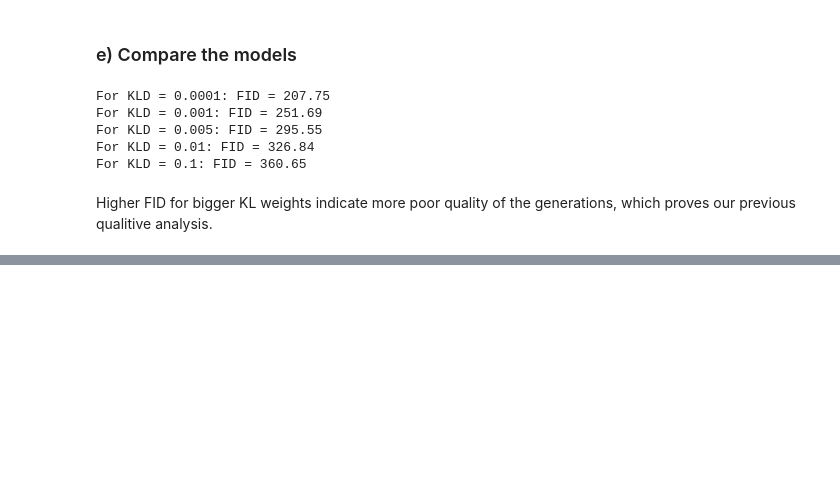
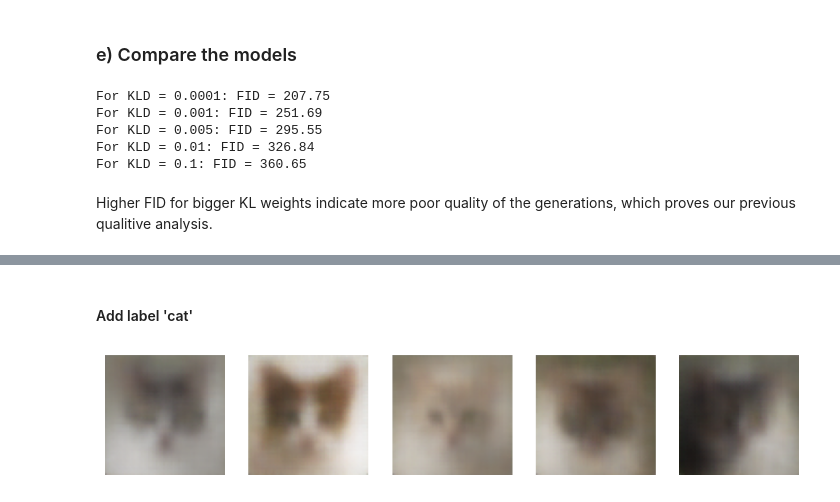
Before and after one commit to kel16/CudaLabTasksSS25, a Jupyter notebook: Session4/Solution4.ipynb, the cells around one changed output, grey strips where cells are left out. Drawn from its saved outputs; the diff is of its cells as text; code cells hidden in the pictures; blank space fills up the shorter version.

Commit message:
added cond conv vae, changed train and eval routines

```diff
--- a/Session4/Solution4.ipynb
+++ b/Session4/Solution4.ipynb
@@ -263,0 +308,44 @@ Higher FID for bigger KL weights indicate more poor quality of the generations,
+# %%
+import torch.nn.functional as F
+
+def generate_images(model, label_idx, num_samples=5, latent_dim=32, n_classes=3, device='cpu'):
+    model.eval()
+    model.to(device)
+
+    # Sample
+    z = torch.randn(num_samples, latent_dim).to(device)
+
+    # One-hot encoding
+    y = F.one_hot(torch.full((num_samples,), label_idx), num_classes=n_classes).float().to(device)
+
+    # Concatenate
+    z_cat = torch.cat([z, y], dim=1)
+
+    # Decoder run
+    with torch.no_grad():
+        x_dec_flat = model.decoder_fc(z_cat)
+
+        H = model.in_size[1] // 8
+        W = model.in_size[2] // 8
+        x_dec = x_dec_flat.view(num_samples, 128, H, W)
+        x_hat = model.decoder_deconv(x_dec)
+
+    return x_hat
+# %%
+def show_images(img_tensor):
+    img_tensor = img_tensor.permute(0, 2, 3, 1)  # permute to have form (B, H, W, C)
+    num = img_tensor.size(0)
+
+    plt.figure(figsize=(num * 2, 2))
+    for i in range(num):
+        plt.subplot(1, num, i + 1)
+        plt.imshow(img_tensor[i].numpy())
+        plt.axis('off')
+    plt.show()
+# %% [markdown]
+#### Add label 'cat'
+# %%
+generated = generate_images(model, label_idx=0, num_samples=5, latent_dim=32, n_classes=3, device='cpu')
+show_images(generated)
+# %% [output]
+[figure, added]
```
Also changed, not shown: parts of 9 cells of this notebook, 24 other files.
